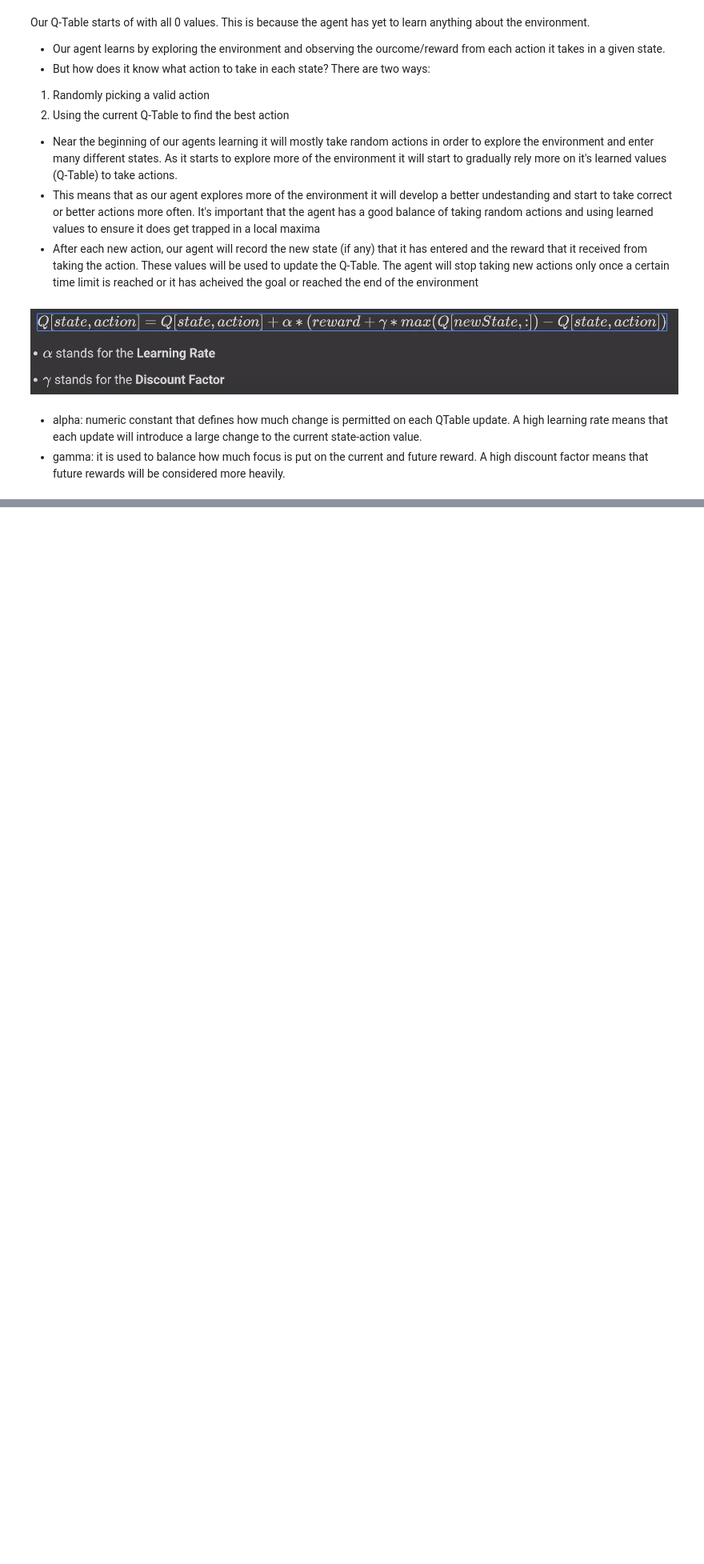
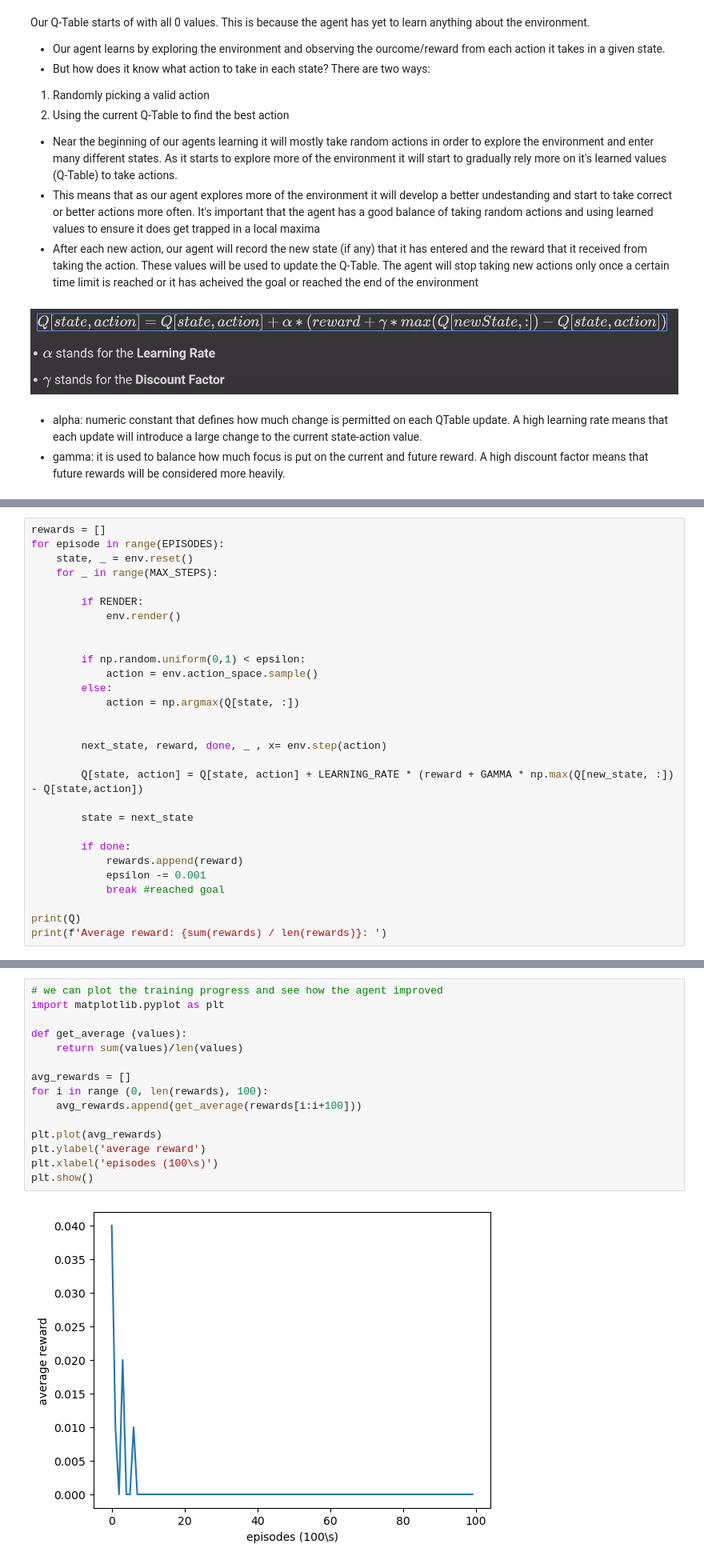
Before and after one commit to valemicolgarcia/TensorFlow, a Jupyter notebook: Reinforcement Language/reinforcementLanguage.ipynb, the cells around one changed output, grey strips where cells are left out. Shown: that part at 80% size. Saved outputs shown, nothing was run; the diff lists cells and outputs as text; blank space fills up the shorter version.

```diff
--- a/Reinforcement Language/reinforcementLanguage.ipynb
+++ b/Reinforcement Language/reinforcementLanguage.ipynb
@@ -29,0 +197,29 @@ Our Q-Table starts of with all 0 values. This is because the agent has yet to le
+# %%
+rewards = []
+for episode in range(EPISODES):
+    state, _ = env.reset()
+    for _ in range(MAX_STEPS):
+
+        if RENDER:
+            env.render()
+
+
+        if np.random.uniform(0,1) < epsilon:
+            action = env.action_space.sample()
+        else:
+            action = np.argmax(Q[state, :])
+
+
+        next_state, reward, done, _ , x= env.step(action)
+
+        Q[state, action] = Q[state, action] + LEARNING_RATE * (reward + GAMMA * np.max(Q[new_state, :]) - Q[state,action])
+
+        state = next_state
+
+        if done:
+            rewards.append(reward)
+            epsilon -= 0.001
+            break #reached goal
+
+print(Q)
+print(f'Average reward: {sum(rewards) / len(rewards)}: ')
@@ -29,0 +244,17 @@ Our Q-Table starts of with all 0 values. This is because the agent has yet to le
+# %%
+# we can plot the training progress and see how the agent improved
+import matplotlib.pyplot as plt
+
+def get_average (values):
+    return sum(values)/len(values)
+
+avg_rewards = []
+for i in range (0, len(rewards), 100):
+    avg_rewards.append(get_average(rewards[i:i+100]))
+
+plt.plot(avg_rewards)
+plt.ylabel('average reward')
+plt.xlabel('episodes (100\s)')
+plt.show()
+# %% [output]
+[figure, added]
```
Also changed, not shown: parts of 29 cells of this notebook.
